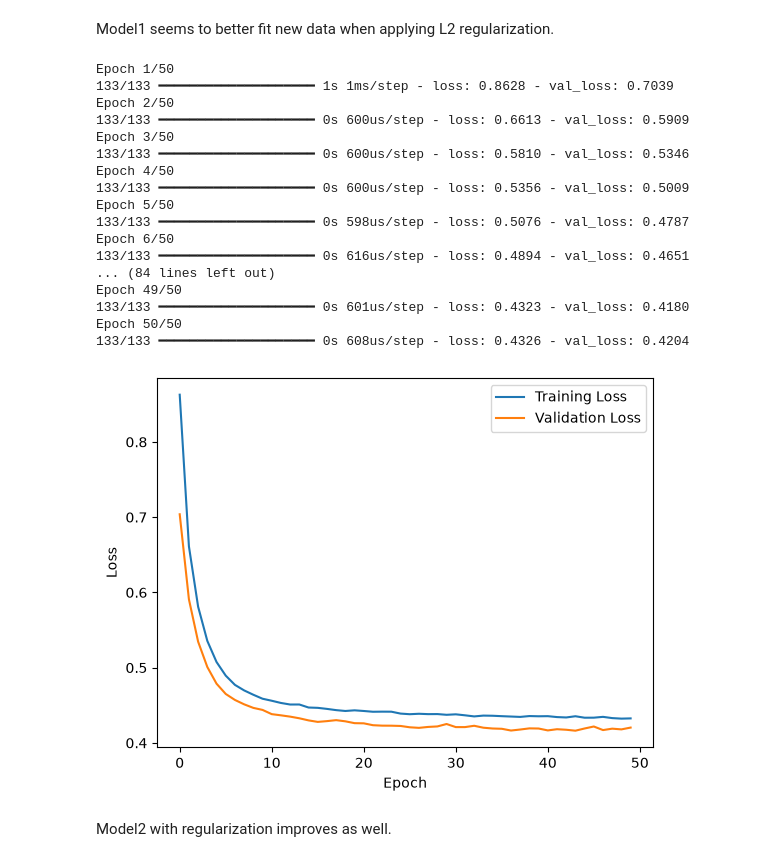
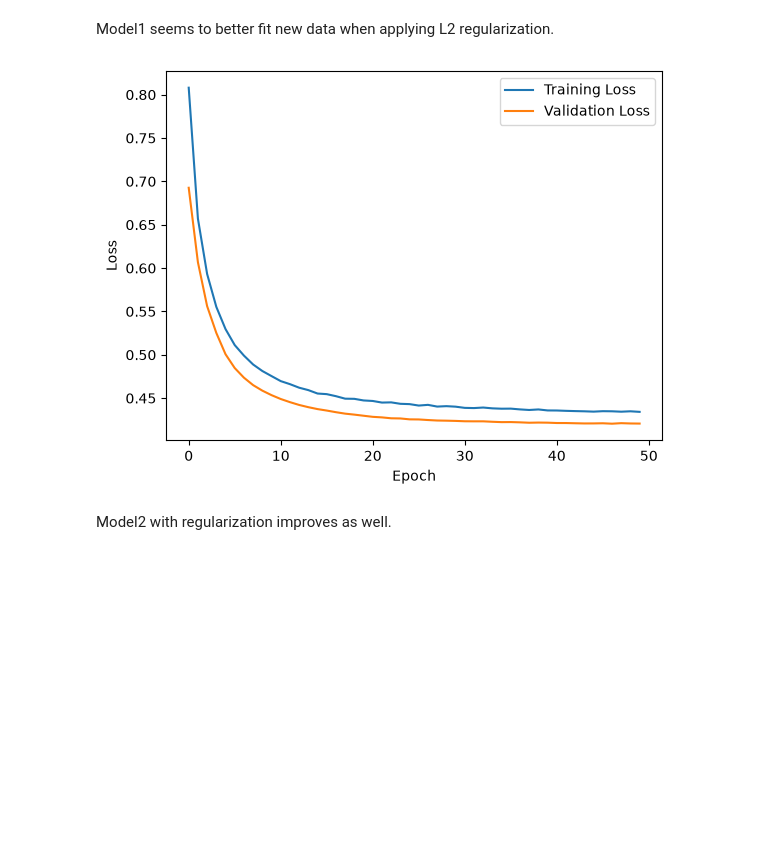
Before and after one commit to andrsma/Telco-Churn, a Jupyter notebook: notebooks/AI_Project_Beginner_Level.ipynb, the cells around one changed output. Cells and saved outputs as stored; diff of their text form; code cells hidden in the pictures; blank space fills up the shorter version.

```diff
--- a/notebooks/AI_Project_Beginner_Level.ipynb
+++ b/notebooks/AI_Project_Beginner_Level.ipynb
@@ -492,46 +527,29 @@ Model1 seems to better fit new data when applying L2 regularization.
 # %%
 model2_r = Sequential([
     Input(shape=(40,)),
     Dense(16, activation='relu', kernel_regularizer=l2(0.01)),
     Dense(8, activation='relu', kernel_regularizer=l2(0.01)),
     Dense(1, activation='sigmoid')
 
 ])
 
 model2_r.compile(optimizer='adam', loss=BinaryCrossentropy())
 
 #Train model
 history2_r = model2_r.fit(
     X_train_nn_scaled, y_train_nn,
     validation_data=(X_val_nn_scaled, y_val_nn),
-    epochs=50
+    epochs=50, verbose=0
 )
 
 plt.plot(history2_r.history['loss'], label='Training Loss')
 plt.plot(history2_r.history['val_loss'], label='Validation Loss')
 plt.xlabel('Epoch')
 plt.ylabel('Loss')
 plt.legend()
 plt.show()
 # %% [output]
-Epoch 1/50
-133/133 ━━━━━━━━━━━━━━━━━━━━ 1s 1ms/step - loss: 0.8628 - val_loss: 0.7039
-Epoch 2/50
-133/133 ━━━━━━━━━━━━━━━━━━━━ 0s 600us/step - loss: 0.6613 - val_loss: 0.5909
-Epoch 3/50
-133/133 ━━━━━━━━━━━━━━━━━━━━ 0s 600us/step - loss: 0.5810 - val_loss: 0.5346
-Epoch 4/50
-133/133 ━━━━━━━━━━━━━━━━━━━━ 0s 600us/step - loss: 0.5356 - val_loss: 0.5009
-Epoch 5/50
-133/133 ━━━━━━━━━━━━━━━━━━━━ 0s 598us/step - loss: 0.5076 - val_loss: 0.4787
-Epoch 6/50
-133/133 ━━━━━━━━━━━━━━━━━━━━ 0s 616us/step - loss: 0.4894 - val_loss: 0.4651
-... (84 lines left out)
-Epoch 49/50
-133/133 ━━━━━━━━━━━━━━━━━━━━ 0s 601us/step - loss: 0.4323 - val_loss: 0.4180
-Epoch 50/50
-133/133 ━━━━━━━━━━━━━━━━━━━━ 0s 608us/step - loss: 0.4326 - val_loss: 0.4204
-[figure, old version]
+[figure, new version]
 # %% [markdown]
 Model2 with regularization improves as well.
 # %%
```
Also changed, not shown: parts of 46 cells of this notebook, 3 other files.
